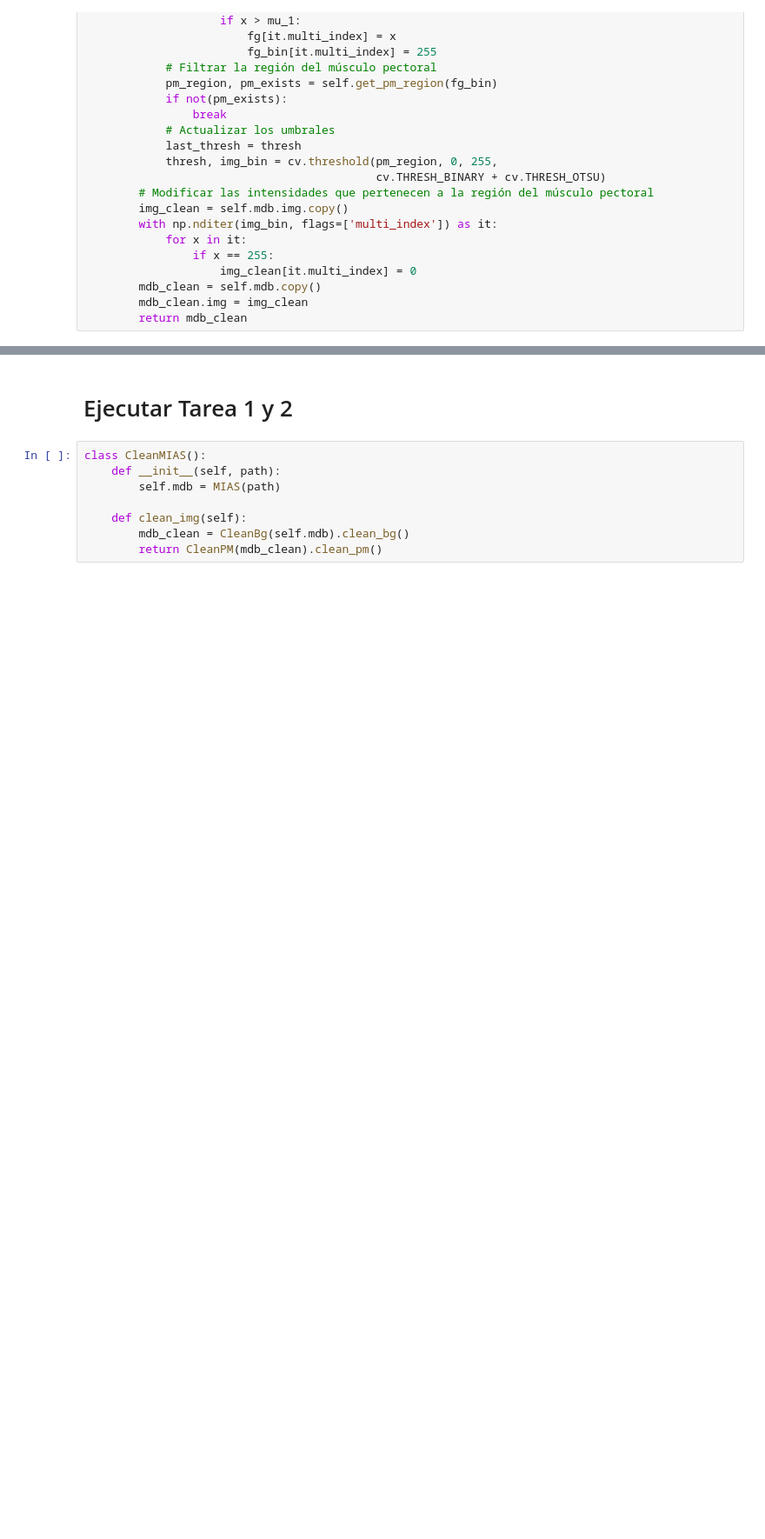
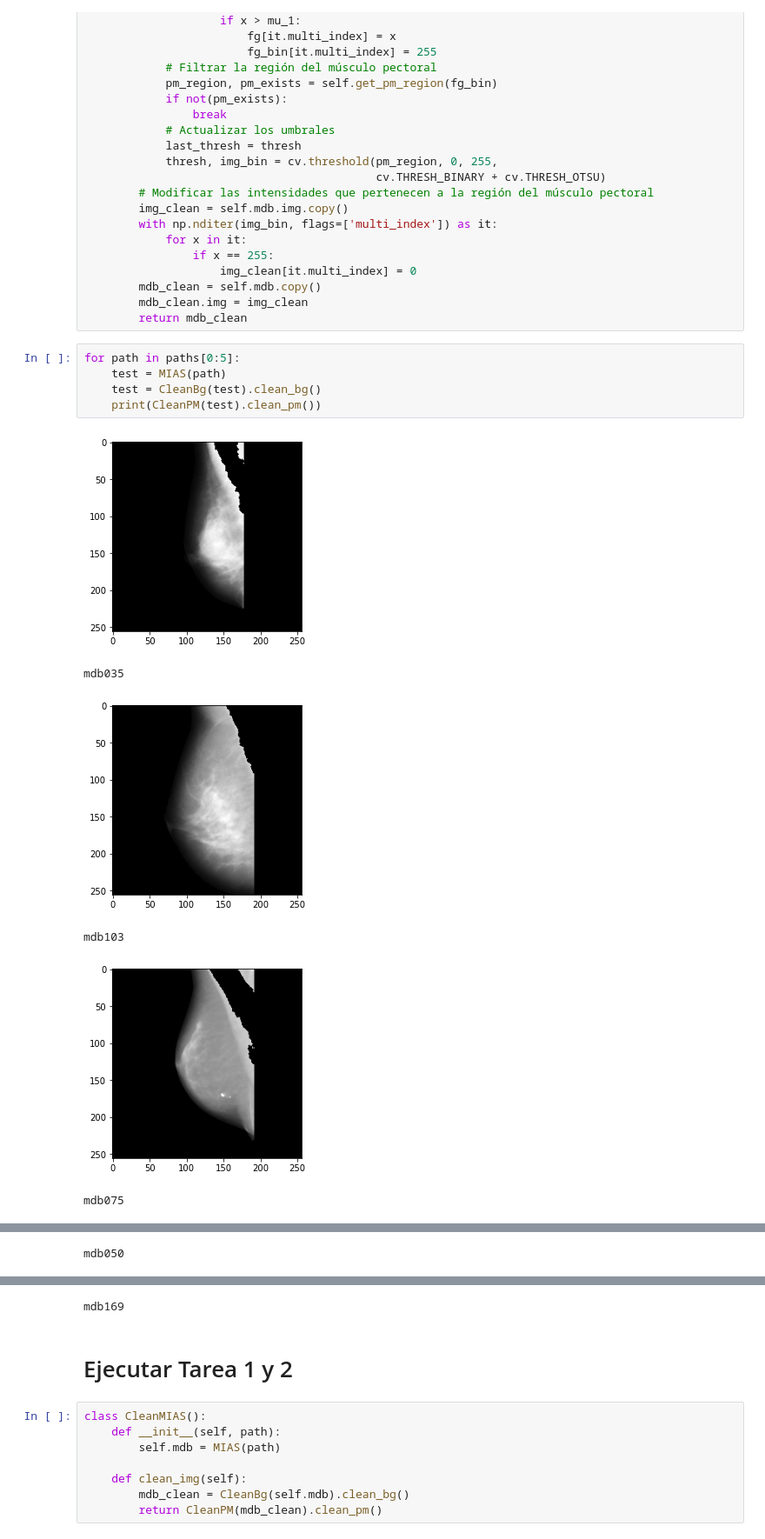
Before and after one commit to data-and-code/trabajo_con_imagenes, a Jupyter notebook: data-raw/just_code.ipynb, the cells around one changed output, grey strips where cells are left out. Shown at 87% size. Cells and saved outputs as stored; diff of their text form; blank space fills up the shorter version.

```diff
--- a/data-raw/just_code.ipynb
+++ b/data-raw/just_code.ipynb
@@ -172,3 +201,15 @@ class CleanPM():
         mdb_clean = self.mdb.copy()
         mdb_clean.img = img_clean
         return mdb_clean
+# %%
+for path in paths[0:5]:
+    test = MIAS(path)
+    test = CleanBg(test).clean_bg()
+    print(CleanPM(test).clean_pm())
+# %% [output]
+[figure, added]
+mdb035
+[figure, added]
+mdb103
+[figure, added]
+mdb075
@@ -174,0 +217 @@ class CleanPM():
+mdb050
@@ -175,3 +219,4 @@ class CleanPM():
+mdb169
 # %% [markdown]
  # Ejecutar Tarea 1 y 2
 # %%
```
Also changed, not shown: parts of 4 cells of this notebook.
